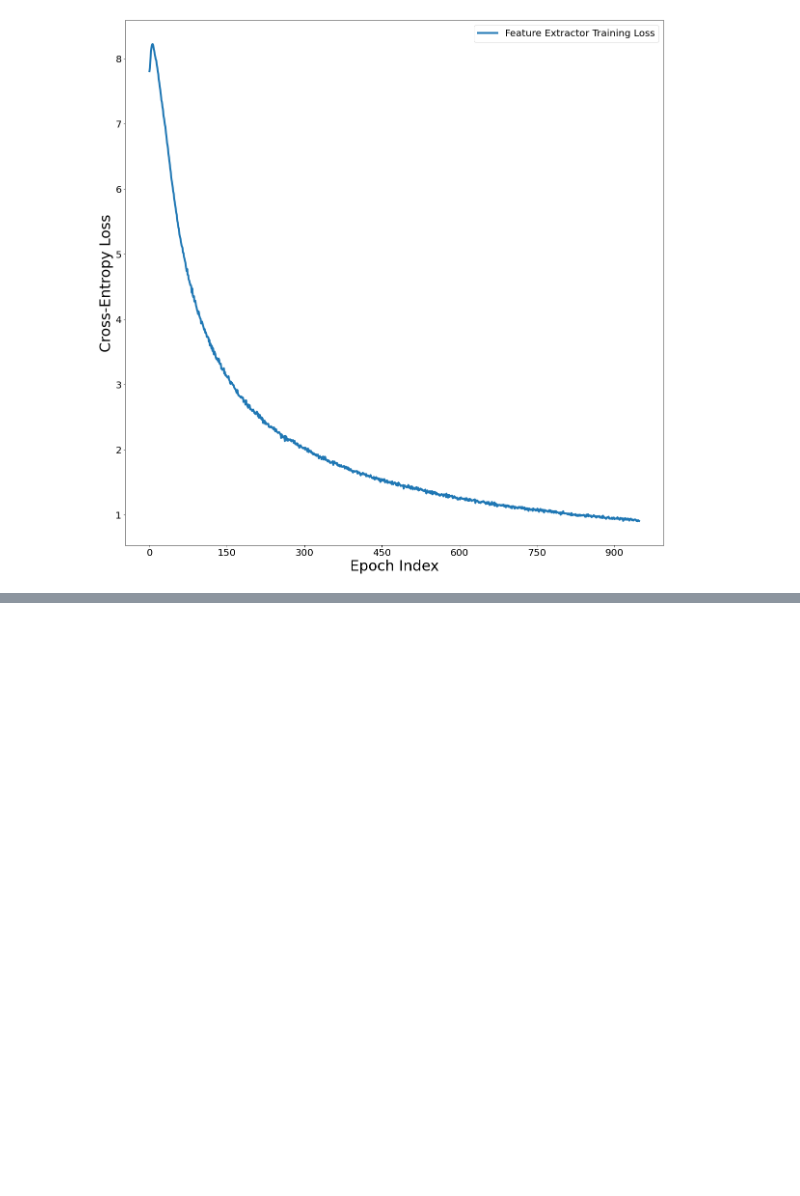
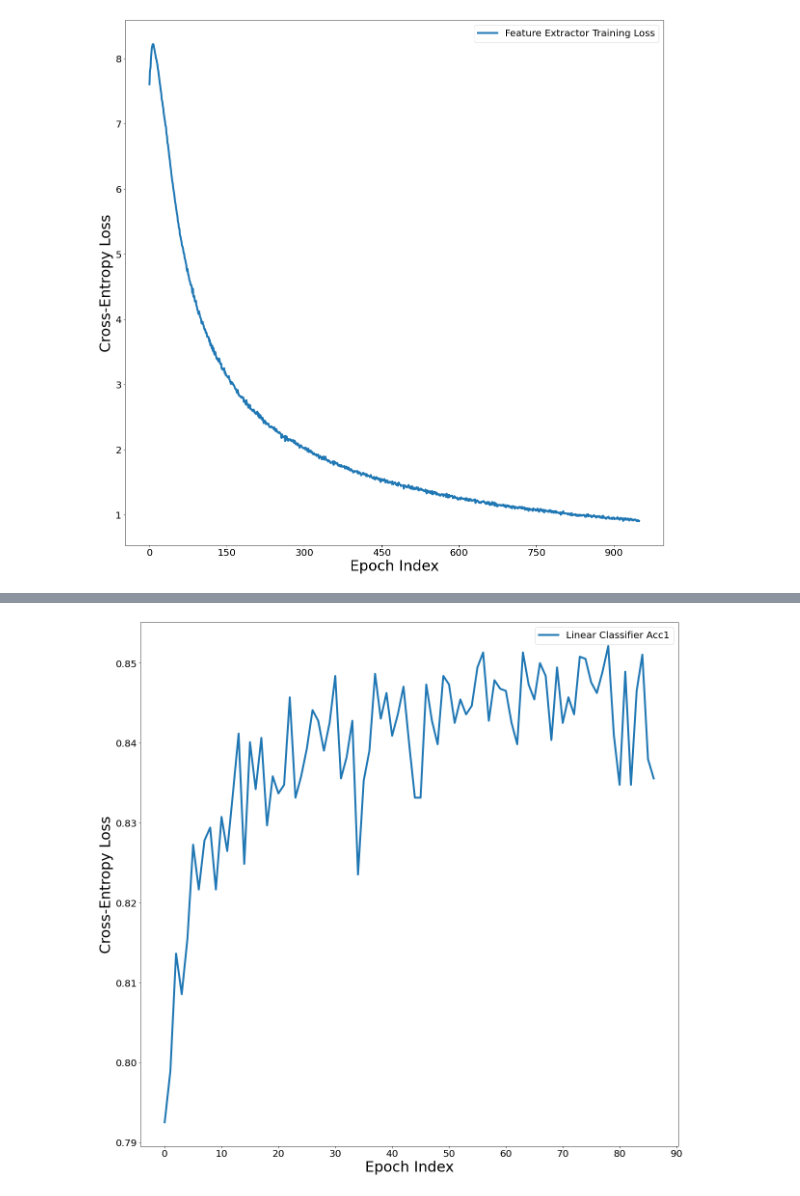
Before and after one commit to royvelich/advanced-topics-in-deep-learning-236605-hw1, a Jupyter notebook: plots.ipynb, the cells around one changed output, grey strips where cells are left out. Cells and saved outputs as stored; diff of their text form; code cells hidden in the pictures; blank space fills up the shorter version.

Commit message:
results

```diff
--- a/plots.ipynb
+++ b/plots.ipynb
@@ -105,31 +105,33 @@ def list_subdirectories(base_dir='.'):
         full_sub_dir_path = os.path.join(base_dir, current_sub_dir)
         if os.path.isdir(full_sub_dir_path):
             result.append(full_sub_dir_path)
 
     return result
 
 
 def get_latest_subdirectory(base_dir='.'):
     subdirectories = list_subdirectories(base_dir)
     return os.path.normpath(max(subdirectories, key=os.path.getmtime))
 
 latest_subdir = get_latest_subdirectory('./results')
 results = numpy.load(f"{latest_subdir}/classifier_loss_results.npy", allow_pickle=True).item()
 
 epochs = results['classifier_train_epochs']
-train_loss_array = results['classifier_acc_array'][1:]
+train_loss_array = results['classifier_acc_array']
 epochs_list = numpy.array(range(len(train_loss_array)))
 
 fig, ax = plt.subplots(1, 1, figsize=(20,20))
 ax.xaxis.set_major_locator(ticker.MaxNLocator(integer=True))
 
 for label in (ax.get_xticklabels() + ax.get_yticklabels()):
     label.set_fontsize(20)
 
 ax.plot(epochs_list, train_loss_array, label='Linear Classifier Acc1', linewidth=4.0)
 
 plt.legend(fontsize=20, title_fontsize=20)
 plt.xlabel('Epoch Index', fontsize=30)
 plt.ylabel('Cross-Entropy Loss', fontsize=30)
 
 plt.show()
+# %% [output]
+[figure, added]
```
Also changed, not shown: parts of 2 cells of this notebook.
